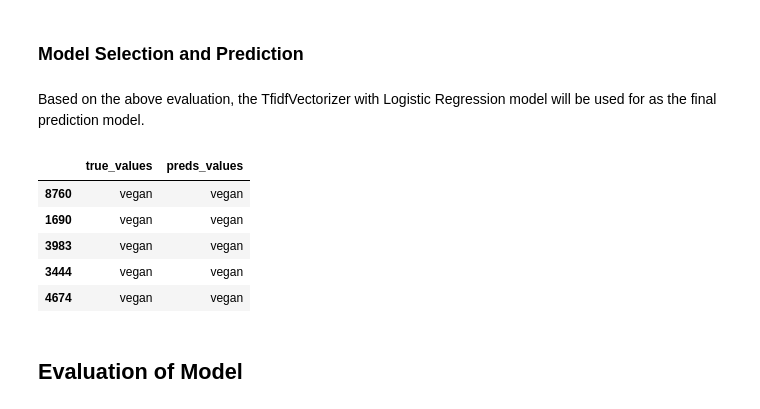
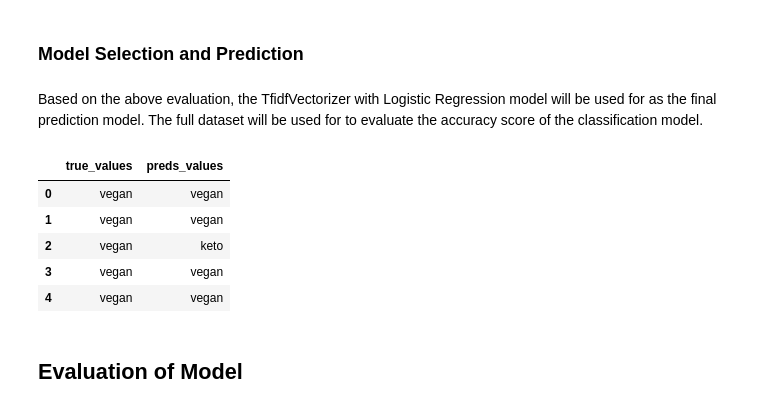
Before and after one commit to JeanLiew/Diet-Classification-Model, a Jupyter notebook: code/03_Preprocessing_and_Evaluation.ipynb, the cells around one changed output. Drawn from its saved outputs; the diff is of its cells as text; code cells hidden in the pictures.

```diff
--- a/code/03_Preprocessing_and_Evaluation.ipynb
+++ b/code/03_Preprocessing_and_Evaluation.ipynb
@@ -115,6 +115,9 @@ day                      0
 text_word_count          0
 cleaned_text             0
 dtype: int64
+# %%
+#drop empty cleaned_text
+combined = combined[combined.cleaned_text != '']
 # %% [markdown]
 ### Modelling
 # %% [markdown]
@@ -314,25 +317,25 @@ After hyperparameter tuning, from the above table, the best model pairing is Log
 # %% [markdown]
 ### Model Selection and Prediction
 # %% [markdown]
-Based on the above evaluation, the TfidfVectorizer with Logistic Regression model will be used for as the final prediction model.
+Based on the above evaluation, the TfidfVectorizer with Logistic Regression model will be used for as the final prediction model. The full dataset will be used for to evaluate the accuracy score of the classification model.
 # %%
 # prediction to actual
 final_model = best_lr_tvec
 final_model.fit(X_train,y_train)
-preds = final_model.predict(X_test)
+preds = final_model.predict(X)
 # %%
 #compare ytest and prediction
-pred_df = pd.DataFrame({'true_values': y_test,
+pred_df = pd.DataFrame({'true_values': y,
                         'preds_values': preds})
 
 pred_df.head()
 # %% [output]
 |  | true_values | preds_values |
-| 8760 | vegan | vegan |
-| 1690 | vegan | vegan |
-| 3983 | vegan | vegan |
-| 3444 | vegan | vegan |
-| 4674 | vegan | vegan |
+| 0 | vegan | vegan |
+| 1 | vegan | vegan |
+| 2 | vegan | keto |
+| 3 | vegan | vegan |
+| 4 | vegan | vegan |
 # %% [markdown]
 ## Evaluation of Model
 # %% [markdown]
```
Also changed, not shown: parts of 28 cells of this notebook, 2 other files.
